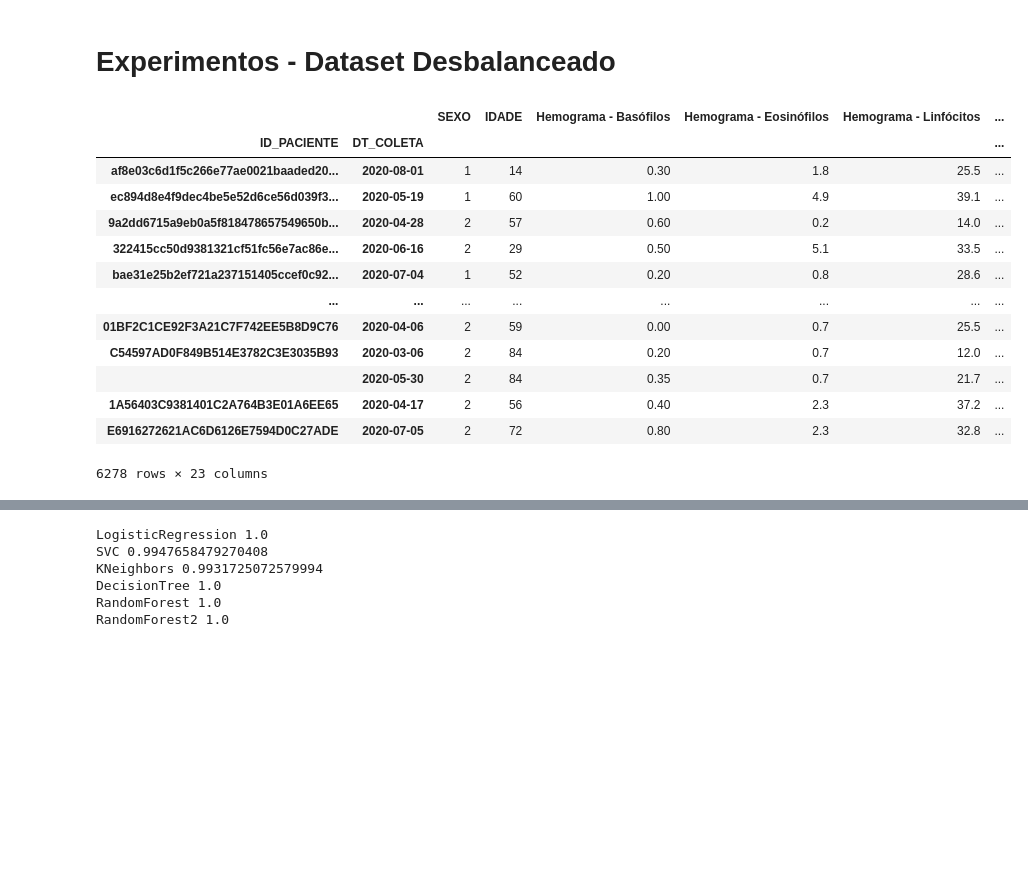
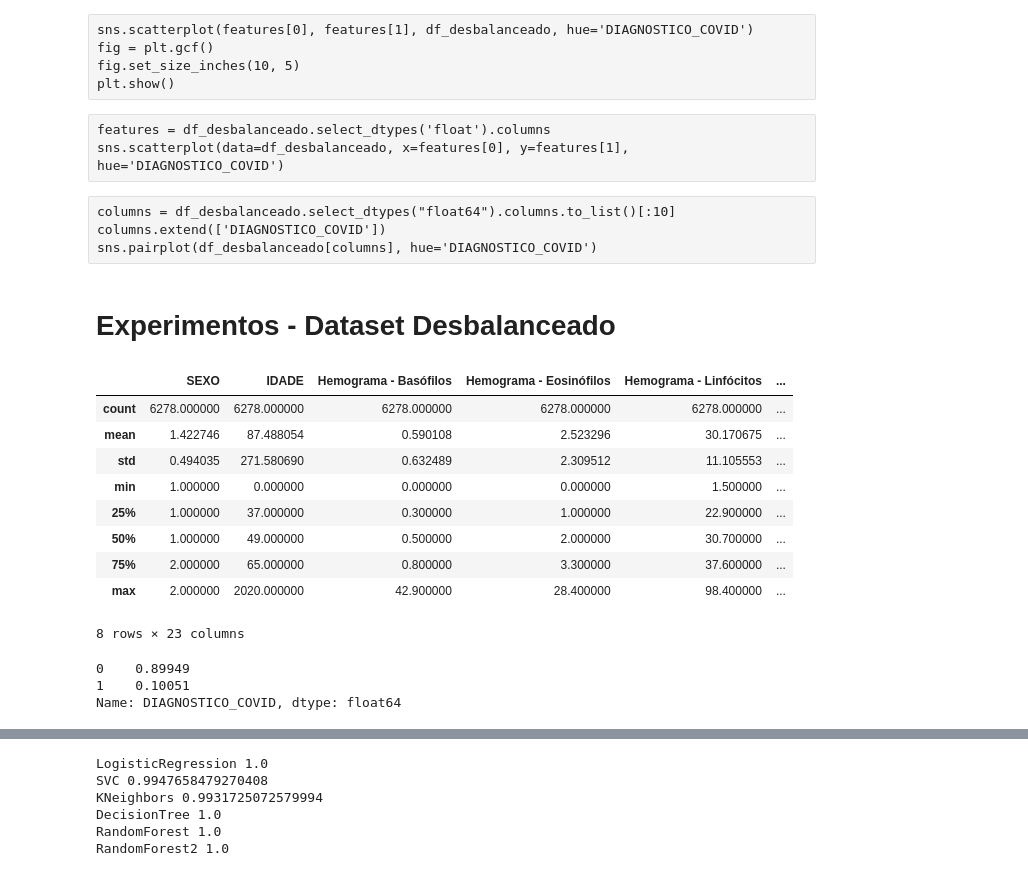
Before and after one commit to JesssySantos/TCC-Docs-and-Codes, a Jupyter notebook: Experimentos.ipynb, the cells around one changed output, grey strips where cells are left out. Cells and saved outputs as stored; diff of their text form; code cells hidden in the pictures; blank space fills up the shorter version.

```diff
--- a/Experimentos.ipynb
+++ b/Experimentos.ipynb
@@ -39,0 +30,12 @@ sns.pairplot(df_desbalanceado[columns], hue='DIAGNOSTICO_COVID')
+# %% [raw]
+sns.scatterplot(features[0], features[1], df_desbalanceado, hue='DIAGNOSTICO_COVID')
+fig = plt.gcf()
+fig.set_size_inches(10, 5)
+plt.show()
+# %% [raw]
+features = df_desbalanceado.select_dtypes('float').columns
+sns.scatterplot(data=df_desbalanceado, x=features[0], y=features[1], hue='DIAGNOSTICO_COVID')
+# %% [raw]
+columns = df_desbalanceado.select_dtypes("float64").columns.to_list()[:10]
+columns.extend(['DIAGNOSTICO_COVID'])
+sns.pairplot(df_desbalanceado[columns], hue='DIAGNOSTICO_COVID')
@@ -40,23 +44,27 @@ sns.pairplot(df_desbalanceado[columns], hue='DIAGNOSTICO_COVID')
 # %% [markdown]
 # Experimentos - Dataset Desbalanceado
 # %%
-df_desbalanceado = df_desbalanceado.set_index(['ID_PACIENTE', 'DT_COLETA'])
+#df_desbalanceado = df_desbalanceado.set_index(['ID_PACIENTE', 'DT_COLETA'])
+#df_desbalanceado.columns = [x.encode('utf-8') for x in df_desbalanceado.columns]
 cols_controle = ['HOSP', 'METODO_DIAGNOSTICO_COVID']
-features = [col for col in df_desbalanceado.columns if col not in cols_controle]
-df_desbalanceado[features]
+features = [col for col in df_desbalanceado.columns[3:] if col not in cols_controle]
+df_desbalanceado[features].describe()
 # %% [output]
-|  |  | SEXO | IDADE | Hemograma - Basófilos | Hemograma - Eosinófilos | Hemograma - Linfócitos | ... |
-| ID_PACIENTE | DT_COLETA |  |  |  |  |  | ... |
-| af8e03c6d1f5c266e77ae0021baaded20... | 2020-08-01 | 1 | 14 | 0.30 | 1.8 | 25.5 | ... |
-| ec894d8e4f9dec4be5e52d6ce56d039f3... | 2020-05-19 | 1 | 60 | 1.00 | 4.9 | 39.1 | ... |
-| 9a2dd6715a9eb0a5f818478657549650b... | 2020-04-28 | 2 | 57 | 0.60 | 0.2 | 14.0 | ... |
-| 322415cc50d9381321cf51fc56e7ac86e... | 2020-06-16 | 2 | 29 | 0.50 | 5.1 | 33.5 | ... |
-| bae31e25b2ef721a237151405ccef0c92... | 2020-07-04 | 1 | 52 | 0.20 | 0.8 | 28.6 | ... |
-| ... | ... | ... | ... | ... | ... | ... | ... |
-| 01BF2C1CE92F3A21C7F742EE5B8D9C76 | 2020-04-06 | 2 | 59 | 0.00 | 0.7 | 25.5 | ... |
-| C54597AD0F849B514E3782C3E3035B93 | 2020-03-06 | 2 | 84 | 0.20 | 0.7 | 12.0 | ... |
-|  | 2020-05-30 | 2 | 84 | 0.35 | 0.7 | 21.7 | ... |
-| 1A56403C9381401C2A764B3E01A6EE65 | 2020-04-17 | 2 | 56 | 0.40 | 2.3 | 37.2 | ... |
-| E6916272621AC6D6126E7594D0C27ADE | 2020-07-05 | 2 | 72 | 0.80 | 2.3 | 32.8 | ... |
+|  | SEXO | IDADE | Hemograma - Basófilos | Hemograma - Eosinófilos | Hemograma - Linfócitos | ... |
+| count | 6278.000000 | 6278.000000 | 6278.000000 | 6278.000000 | 6278.000000 | ... |
+| mean | 1.422746 | 87.488054 | 0.590108 | 2.523296 | 30.170675 | ... |
+| std | 0.494035 | 271.580690 | 0.632489 | 2.309512 | 11.105553 | ... |
+| min | 1.000000 | 0.000000 | 0.000000 | 0.000000 | 1.500000 | ... |
+| 25% | 1.000000 | 37.000000 | 0.300000 | 1.000000 | 22.900000 | ... |
+| 50% | 1.000000 | 49.000000 | 0.500000 | 2.000000 | 30.700000 | ... |
+| 75% | 2.000000 | 65.000000 | 0.800000 | 3.300000 | 37.600000 | ... |
+| max | 2.000000 | 2020.000000 | 42.900000 | 28.400000 | 98.400000 | ... |
-6278 rows × 23 columns
+8 rows × 23 columns
+# %%
+#Distribuição de classes
+df_desbalanceado['DIAGNOSTICO_COVID'].value_counts()/df_desbalanceado.shape[0]
+# %% [output]
+0    0.89949
+1    0.10051
+Name: DIAGNOSTICO_COVID, dtype: float64
 # %%
```
Also changed, not shown: parts of 10 cells of this notebook, 25 other files.
